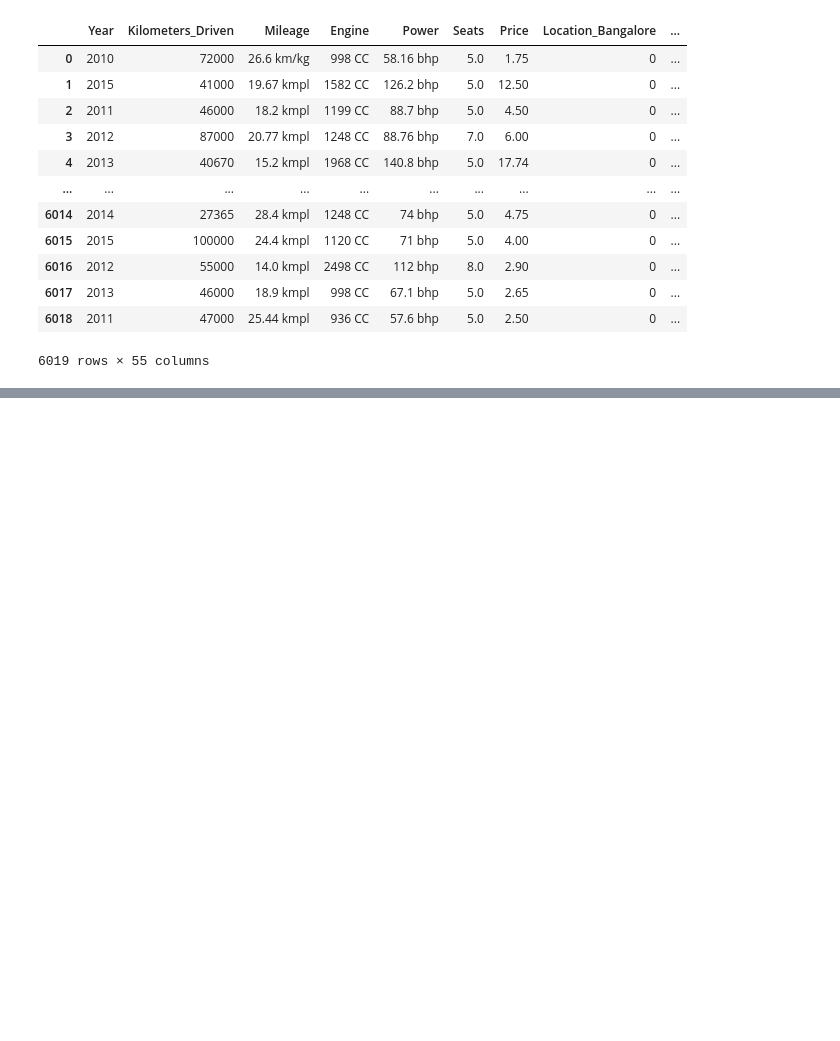
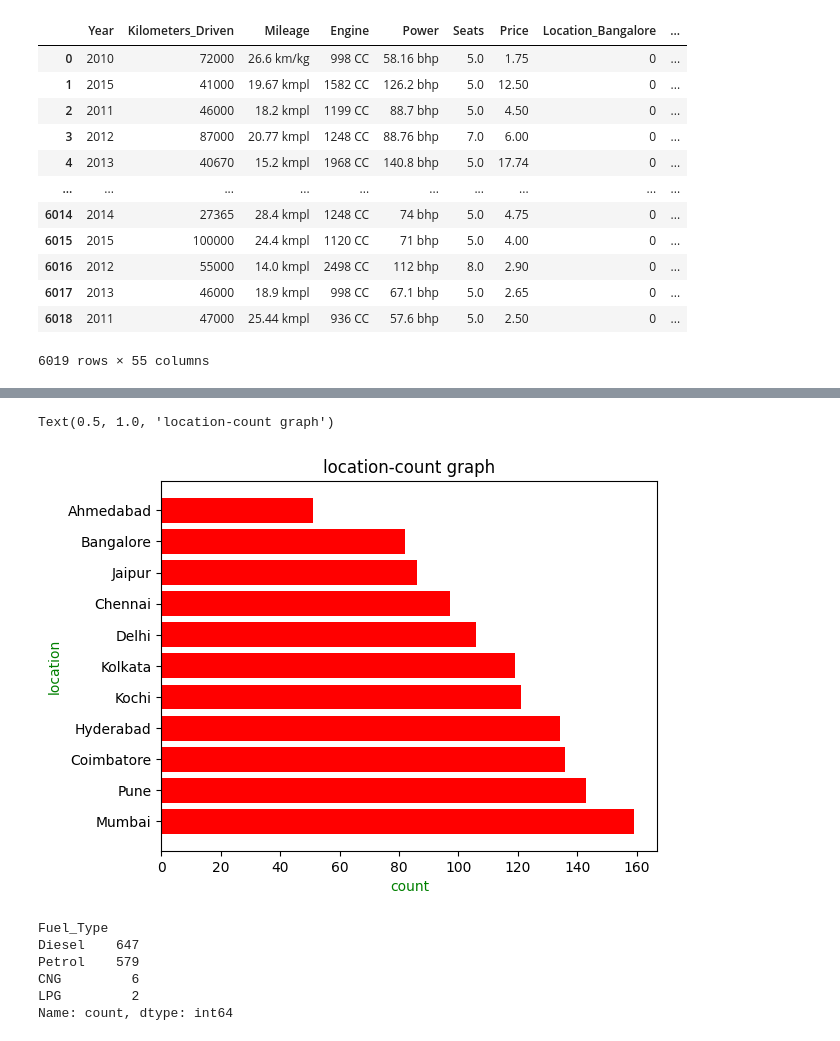
Before and after one commit to haritha273/Machine-Learning, a Jupyter notebook: Regression/train-data.ipynb, the cells around one changed output, grey strips where cells are left out. Cells and saved outputs as stored; diff of their text form; code cells hidden in the pictures; blank space fills up the shorter version.

```diff
--- a/Regression/train-data.ipynb
+++ b/Regression/train-data.ipynb
@@ -316,0 +597,3 @@ df2
+# %%
+df3=pd.read_csv('test-data.csv')
+df3
@@ -316,0 +677,3 @@ df2
+# %%
+a1=df3['Location'].value_counts()
+a1
@@ -316,0 +694,18 @@ df2
+# %%
+plt.barh(a1.index,a1.values,color='r')
+plt.xlabel('count',color='g')
+plt.ylabel('location',color='g')
+plt.title('location-count graph')
+# %% [output]
+Text(0.5, 1.0, 'location-count graph')
+[figure, added]
+# %%
+b1=df3['Fuel_Type'].value_counts()
+b1
+# %% [output]
+Fuel_Type
+Diesel    647
+Petrol    579
+CNG         6
+LPG         2
+Name: count, dtype: int64
```
Also changed, not shown: parts of 75 cells of this notebook, 28 other files.
